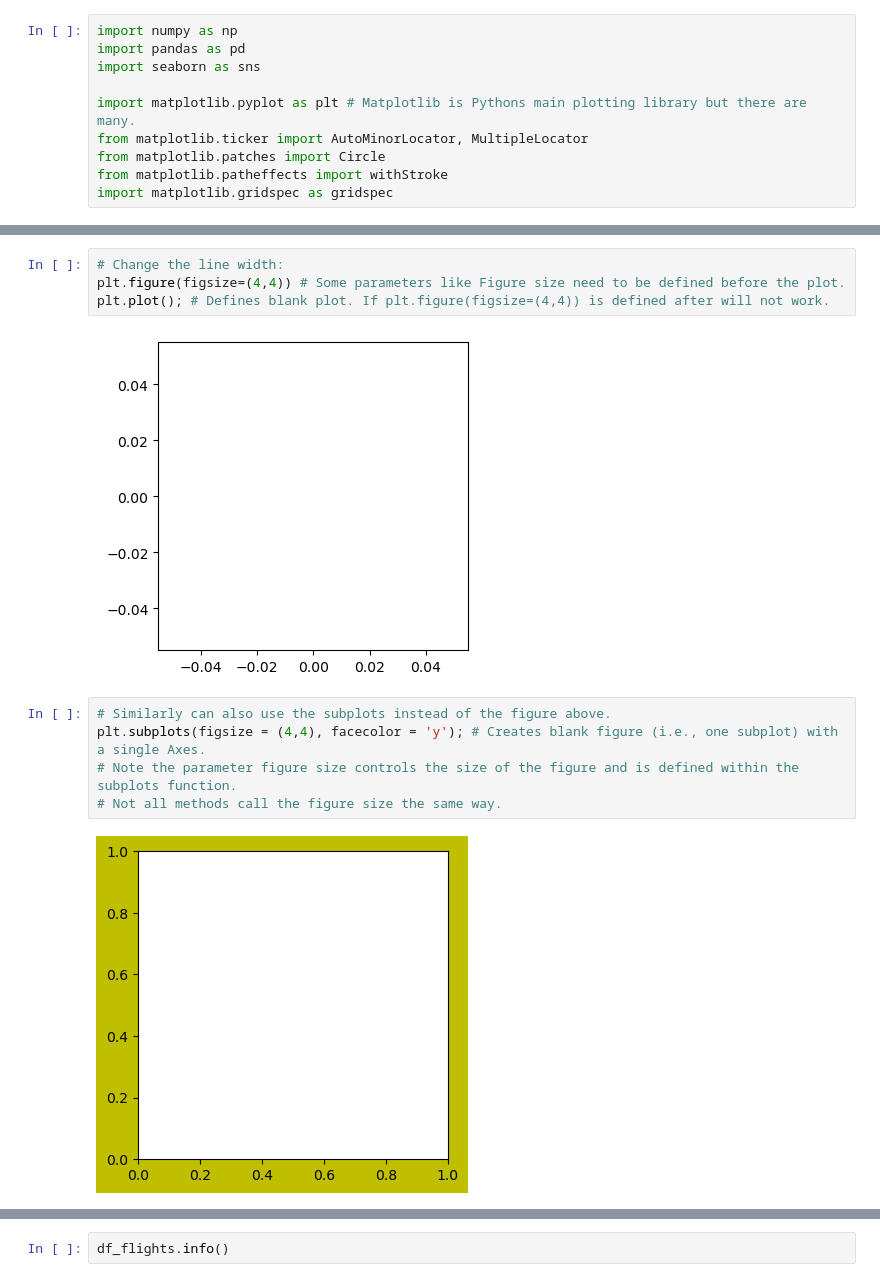
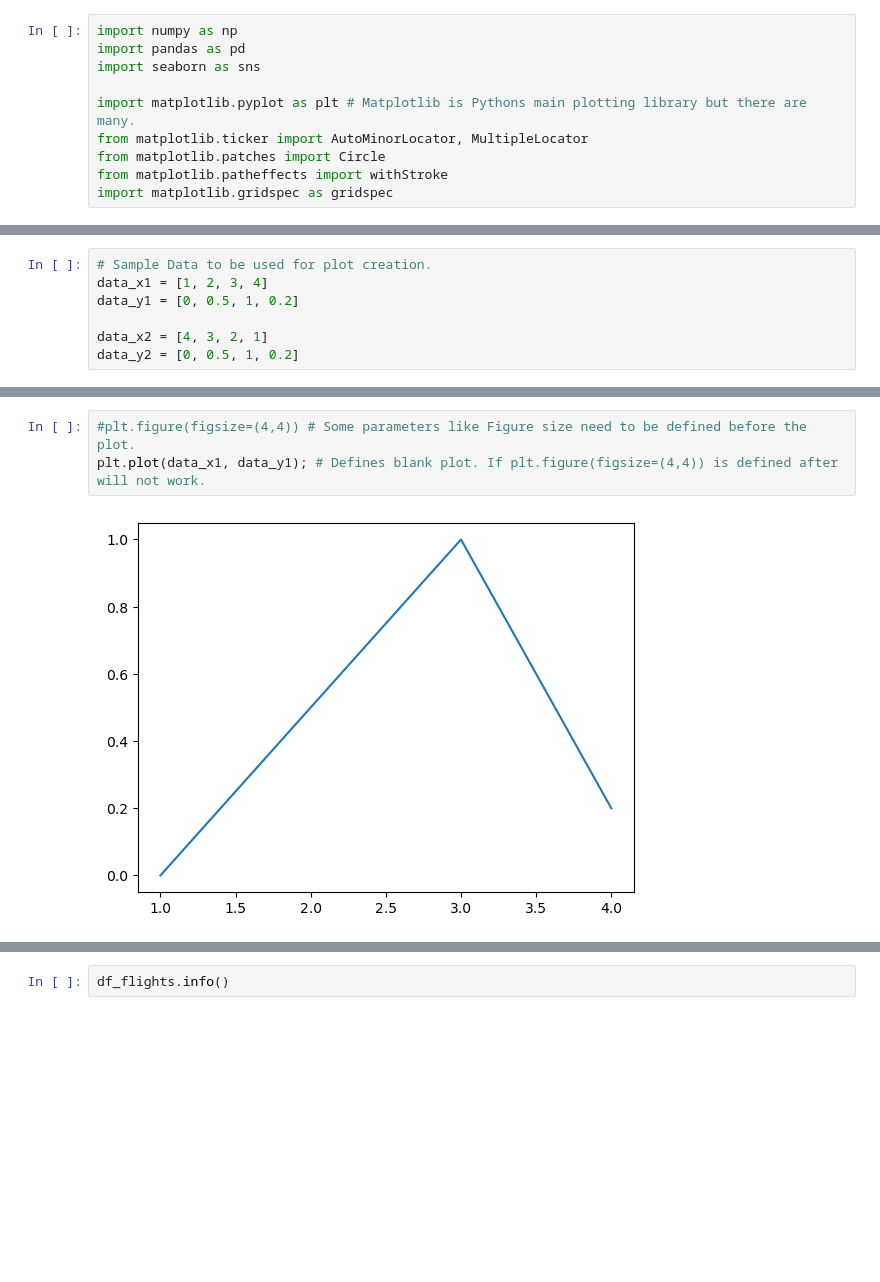
Before and after one commit to fgonzaleumbc/DATA601, a Jupyter notebook: Lecture07/18_Data_Visualization.ipynb, the cells around one changed output, grey strips where cells are left out. Drawn from its saved outputs; the diff is of its cells as text; blank space fills up the shorter version.

```diff
--- a/Lecture07/18_Data_Visualization.ipynb
+++ b/Lecture07/18_Data_Visualization.ipynb
@@ -92,0 +92,7 @@ Documentation References:
+# %%
+# Sample Data to be used for plot creation.
+data_x1 = [1, 2, 3, 4]
+data_y1 = [0, 0.5, 1, 0.2]
+
+data_x2 = [4, 3, 2, 1]
+data_y2 = [0, 0.5, 1, 0.2]
@@ -98,13 +161,5 @@ This method is the easiest. The initial funciton calls the plot function and par
 # %%
-# Change the line width:
-plt.figure(figsize=(4,4)) # Some parameters like Figure size need to be defined before the plot.
-plt.plot(); # Defines blank plot. If plt.figure(figsize=(4,4)) is defined after will not work.
+#plt.figure(figsize=(4,4)) # Some parameters like Figure size need to be defined before the plot.
+plt.plot(data_x1, data_y1); # Defines blank plot. If plt.figure(figsize=(4,4)) is defined after will not work.
 # %% [output]
-[figure, old version]
+[figure, new version]
-# %%
-# Similarly can also use the subplots instead of the figure above.
-plt.subplots(figsize = (4,4), facecolor = 'y'); # Creates blank figure (i.e., one subplot) with a single Axes.
-# Note the parameter figure size controls the size of the figure and is defined within the subplots function.
-# Not all methods call the figure size the same way.
-# %% [output]
-[figure, removed]
```
Also changed, not shown: parts of 38 cells of this notebook.
